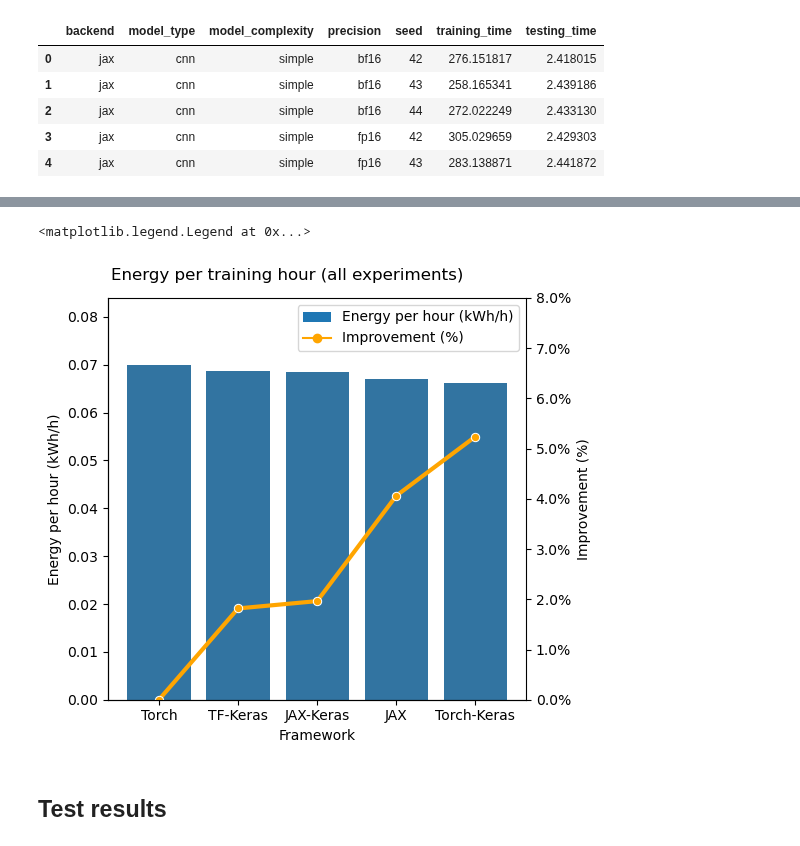
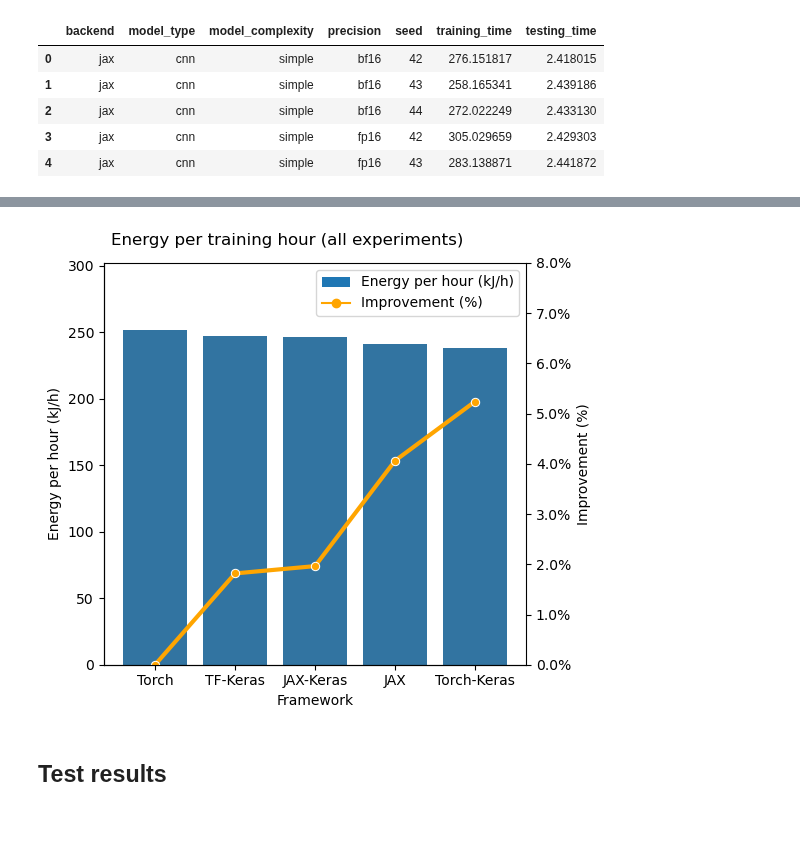
Before and after one commit to GustavoC3J/DL-frameworks-benchmark, a Jupyter notebook: results_analysis.ipynb, the cells around one changed output, grey strips where cells are left out. Drawn from its saved outputs; the diff is of its cells as text; code cells hidden in the pictures.

```diff
--- a/results_analysis.ipynb
+++ b/results_analysis.ipynb
@@ -502 +514,12 @@ plot.set_titles("{col_name}")
 [figure]
+# %%
+base_df = time_df.query("model_type=='lstm'").copy()
+base_df = (
+    base_df.groupby(experiment_config[:-2])["testing_time"]
+    .median()
+    .reset_index()
+)
+ref = base_df["testing_time"].min()
+base_df["testing_time_comp"] = (1 - (base_df["testing_time"] / ref))
+base_df = base_df.sort_values(by="testing_time", ascending=True)
+base_df.head()
@@ -522,14 +552,14 @@ df_list = []
 for keys, subset_df in index_df[index_df["filename"] == "train_samples"].groupby(experiment_config):
     backend, model_type, precision, seed = keys
 
-    df = pd.read_csv(subset_df.iloc[0]["path"])
+    base_df = pd.read_csv(subset_df.iloc[0]["path"])
 
-    df["backend"] = backend
-    df["model_type"] = model_type
-    df["precision"] = precision
-    df["seed"] = seed
+    base_df["backend"] = backend
+    base_df["model_type"] = model_type
+    base_df["precision"] = precision
+    base_df["seed"] = seed
 
-    df_list.append(df)
+    df_list.append(base_df)
 
 train_samples_df = pd.concat(df_list, ignore_index=True)
 
@@ -856,12 +892,14 @@ plot.set_titles(row_template="{row_name}", col_template="{col_name}")
 
 total_energy_df = (
     energy_df
-    .groupby(experiment_config)["energy_kwh"]
+    .groupby(experiment_config)["energy_j"]
     .sum()
     .reset_index()
-    .rename(columns={"energy_kwh": "energy"})
+    .rename(columns={"energy_j": "energy"})
 )
 
+total_energy_df["energy"] = total_energy_df["energy"] / 1000 # kJ
+
 total_energy_df.head()
 # %% [output]
 |  | backend | model_type | precision | seed | energy |
@@ -996,48 +1075,49 @@ energy_sum_df.head()
 # %%
-df = add_labels(energy_sum_df)
+base_df = add_labels(energy_sum_df)
 
 plot = sns.catplot(
-    data=df,
+    data=base_df,
     x="backend",
     y="global_energy_per_hour",
     kind="bar",
     errorbar="sd",
-    order=df["backend"]
+    order=base_df["backend"]
 )
 
 ax = plot.ax
-ax.set_ylabel("Energy per hour (kWh/h)")
+ax.set_ylabel("Energy per hour (kJ/h)")
 ax.set_ylim(0, max_value * 1.2)
 
 ax2 = ax.twinx()
 ax2.yaxis.set_major_formatter(PercentFormatter(1))
 ax2.set_ylabel("Improvement (%)")
 ax2.set_ylim(0, 0.08)
 
 sns.lineplot(
-    data=df,
+    data=base_df,
     x="backend",
     y="improvement",
     ax=ax2,
     marker="o",
     color="orange",
     linewidth=3
 )
 
 add_title(plot, "Energy per training hour (all experiments)", adjust=0.92)
 plot.set_titles(col_template="{col_name}")
-plot.set_axis_labels(titles["backend"], "Energy per hour (kWh/h)")
+plot.set_axis_labels(titles["backend"], "Energy per hour (kJ/h)")
 
 
 legend_elements = [
-    Patch(label="Energy per hour (kWh/h)"),
+    Patch(label="Energy per hour (kJ/h)"),
     Line2D([0], [0], color="orange", marker="o", label="Improvement (%)"),
 ]
 
 ax.legend(handles=legend_elements, loc="best")
+
+save_svg(plot, "energy_per_hour_all")
 # %% [output]
-<matplotlib.legend.Legend at 0x...>
-[figure, old version]
+[figure, new version]
 # %% [markdown]
 ## Test results
 # %%
```
Also changed, not shown: parts of 57 cells of this notebook.
